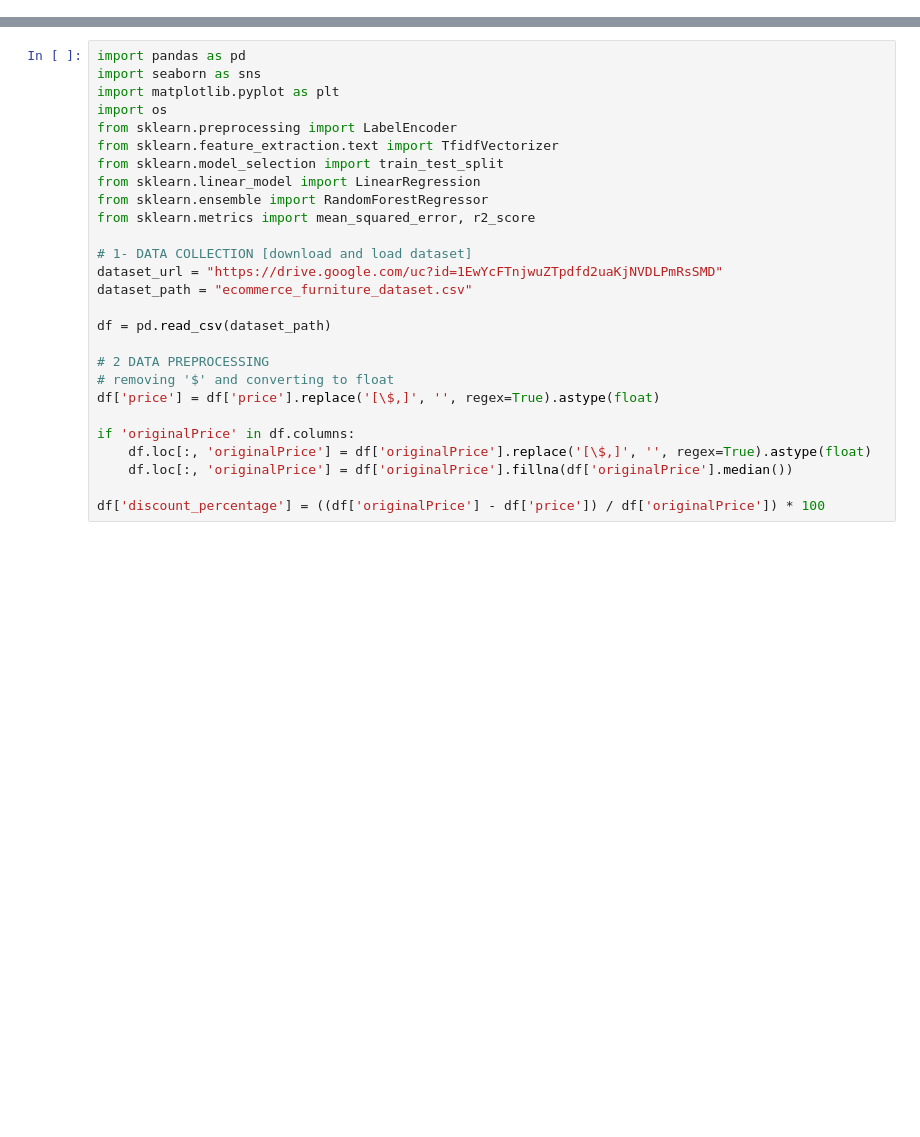
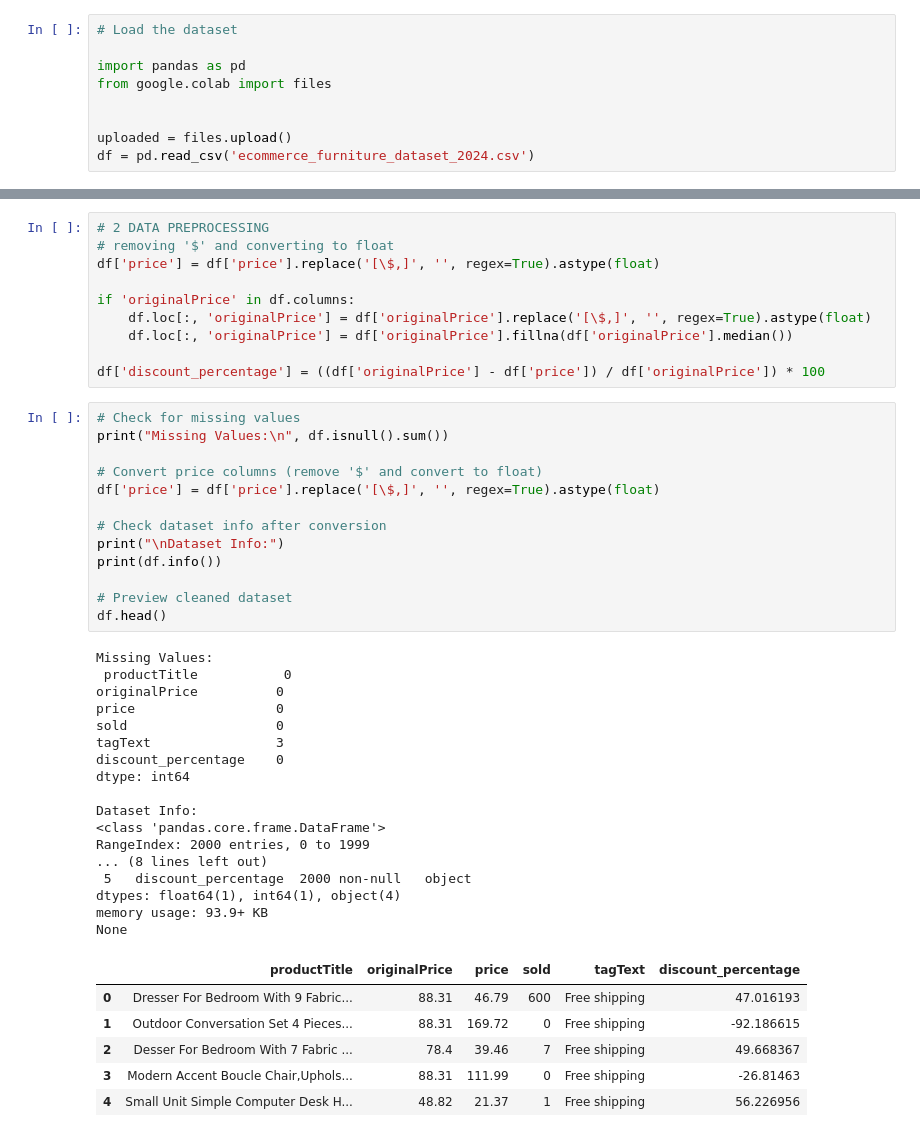
Before and after one commit to DhanuEdu/DATA-ANALYST-TRAINING--UNIFIED-MENTOR, a Jupyter notebook: e_com_proj.ipynb, the cells around one changed output, grey strips where cells are left out. Saved outputs shown, nothing was run; the diff lists cells and outputs as text; blank space fills up the shorter version.

```diff
--- a/e_com_proj.ipynb
+++ b/e_com_proj.ipynb
@@ -1,2 +1,11 @@
 # %% [markdown]
 <a href="https://colab.research.google.com/github/DhanuEdu/DATA-ANALYST-TRAINING--UNIFIED-MENTOR/blob/main/e_com_proj.ipynb" target="_parent"><img src="https://colab.research.google.com/assets/colab-badge.svg" alt="Open In Colab"/></a>
+# %%
+# Load the dataset
+
+import pandas as pd
+from google.colab import files
+
+
+uploaded = files.upload()
+df = pd.read_csv('ecommerce_furniture_dataset_2024.csv')
@@ -3,21 +15,4 @@
 # %%
-import pandas as pd
-import seaborn as sns
-import matplotlib.pyplot as plt
-import os
-from sklearn.preprocessing import LabelEncoder
-from sklearn.feature_extraction.text import TfidfVectorizer
-from sklearn.model_selection import train_test_split
-from sklearn.linear_model import LinearRegression
-from sklearn.ensemble import RandomForestRegressor
-from sklearn.metrics import mean_squared_error, r2_score
-
-# 1- DATA COLLECTION [download and load dataset]
-dataset_url = "https://drive.google.com/uc?id=1EwYcFTnjwuZTpdfd2uaKjNVDLPmRsSMD"
-dataset_path = "ecommerce_furniture_dataset.csv"
-
-df = pd.read_csv(dataset_path)
-
 # 2 DATA PREPROCESSING
 # removing '$' and converting to float
 df['price'] = df['price'].replace('[\$,]', '', regex=True).astype(float)
@@ -27,3 +22,40 @@ if 'originalPrice' in df.columns:
     df.loc[:, 'originalPrice'] = df['originalPrice'].fillna(df['originalPrice'].median())
 
 df['discount_percentage'] = ((df['originalPrice'] - df['price']) / df['originalPrice']) * 100
+# %%
+# Check for missing values
+print("Missing Values:\n", df.isnull().sum())
+
+# Convert price columns (remove '$' and convert to float)
+df['price'] = df['price'].replace('[\$,]', '', regex=True).astype(float)
+
+# Check dataset info after conversion
+print("\nDataset Info:")
+print(df.info())
+
+# Preview cleaned dataset
+df.head()
+# %% [output]
+Missing Values:
+ productTitle           0
+originalPrice          0
+price                  0
+sold                   0
+tagText                3
+discount_percentage    0
+dtype: int64
+
+Dataset Info:
+<class 'pandas.core.frame.DataFrame'>
+RangeIndex: 2000 entries, 0 to 1999
+... (8 lines left out)
+ 5   discount_percentage  2000 non-null   object
+dtypes: float64(1), int64(1), object(4)
+memory usage: 93.9+ KB
+None
+|  | productTitle | originalPrice | price | sold | tagText | discount_percentage |
+| 0 | Dresser For Bedroom With 9 Fabric... | 88.31 | 46.79 | 600 | Free shipping | 47.016193 |
+| 1 | Outdoor Conversation Set 4 Pieces... | 88.31 | 169.72 | 0 | Free shipping | -92.186615 |
+| 2 | Desser For Bedroom With 7 Fabric ... | 78.4 | 39.46 | 7 | Free shipping | 49.668367 |
+| 3 | Modern Accent Boucle Chair,Uphols... | 88.31 | 111.99 | 0 | Free shipping | -26.81463 |
+| 4 | Small Unit Simple Computer Desk H... | 48.82 | 21.37 | 1 | Free shipping | 56.226956 |
```
Also changed, not shown: parts of 11 cells of this notebook.
